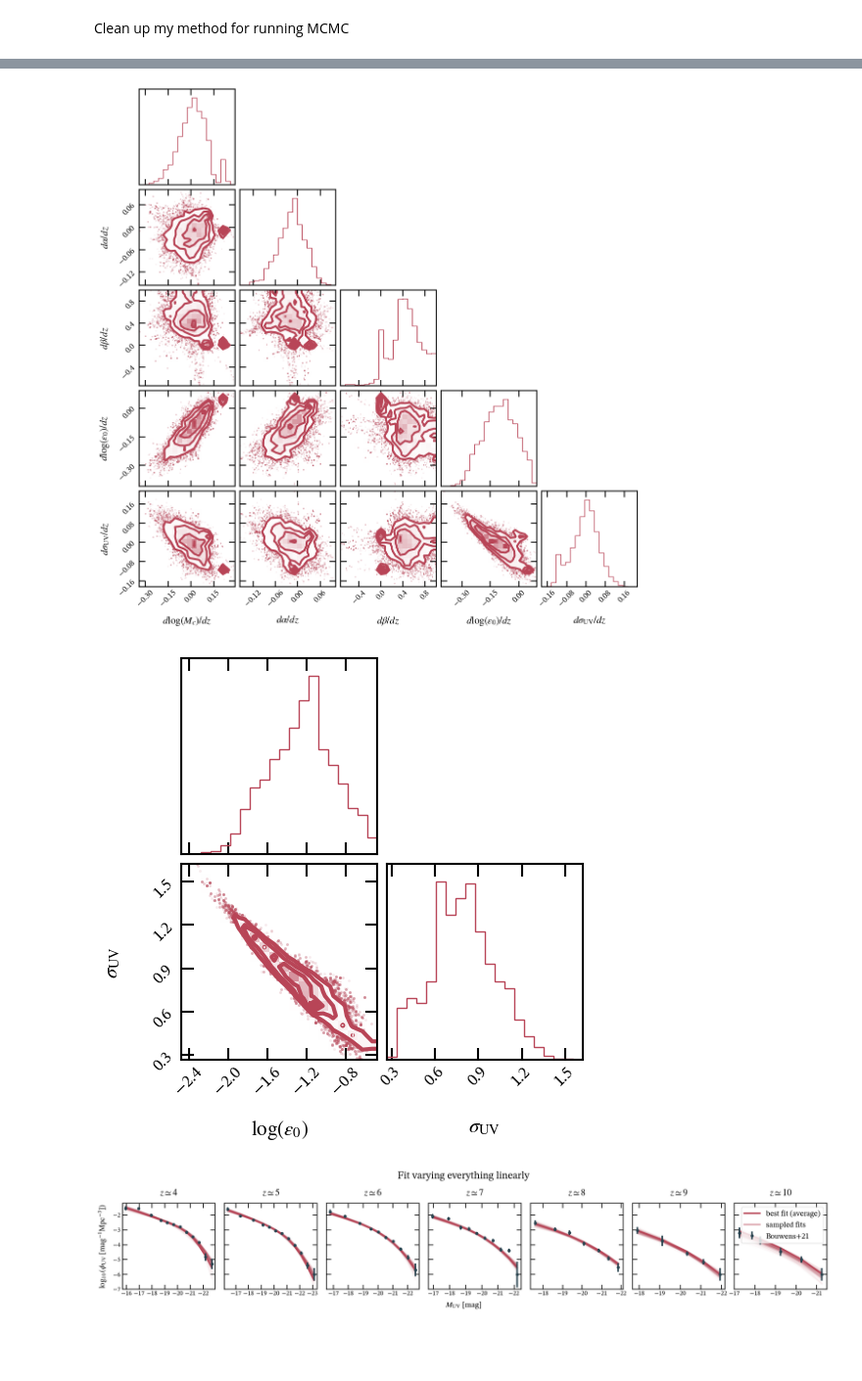
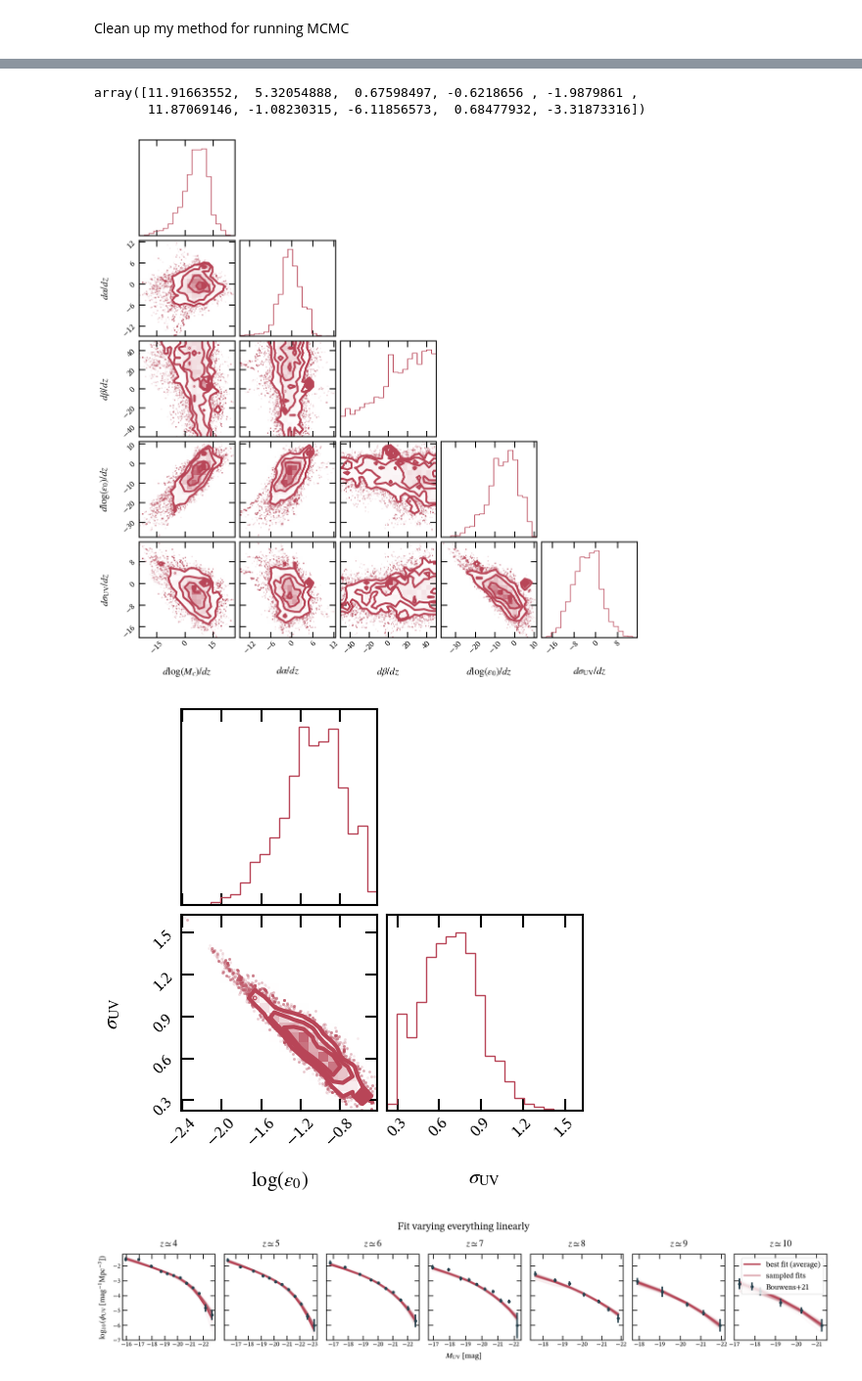
Before and after one commit to ebregou/modeling_stochasticity, a Jupyter notebook: notebooks/MCMC_sigma(z).ipynb, the cells around one changed output, grey strips where cells are left out. Shown at 98% size. Cells and saved outputs as stored; diff of their text form; code cells hidden in the pictures; blank space fills up the shorter version.

```diff
--- a/notebooks/MCMC_sigma(z).ipynb
+++ b/notebooks/MCMC_sigma(z).ipynb
@@ -152,16 +82,10 @@ def compare_fits(fits, piecewise_flags, labels, samples, my_UVLF, data_label = '
 
     return fig
 # %%
-scale = 100
+scale = np.array([1, 100, 1, 100, 1, 100, 1, 100, 1, 100])  # Scale parameters such that we can take steps of the same size for every
+                                                            # parameter
 labels = [r'$\log(M_c)$', r'$d\log(M_c)/dz$', r"$\alpha$", r"$d\alpha/dz$", r"$\beta$",
           r"$d\beta/dz$", r"$\log(\epsilon_0)$", r'$d\log(\epsilon_0)/dz$', r'$\sigma_{\rm{UV}}$', r'$d\sigma_{\rm{UV}}/dz$']
-params1 = [12, .01*scale, 0.6, .01*scale, -0.5, .01*scale,
-           -1, .01*scale, 0.5, .01*scale]
-# lowers = [10, -.5*scale, 0, -.5*scale, -3, -.5*scale,
-#           -4, -.5*scale, 0, -.5*scale]
-lowers = [9, -1*scale, 0, -1*scale, -4, -1*scale,
-          -5, -1*scale, 0, -1*scale]
-#uppers = [15, .5*scale, 3, .5*scale, 0, .5*scale,
-          # 1, .5*scale, 2, .5*scale]
-uppers = [16, 1*scale, 4, 1*scale, 0, 1*scale,
-          1, 1*scale, 3, 1*scale]
+params1 = np.array([12, 0.01, 0.6, 0.01, -0.5, 0.01, -1, 0.01, 0.5, 0.01]) * scale
+lowers = np.array([9, -.5, 0, -.5, -4, -.5, -5, -.5, 0, -.5]) * scale
+uppers = np.array([16, .5, 4, .5, 0, 0.5, 1, .5, 3, .5]) * scale
@@ -172,6 +92,6 @@ importlib.reload(eMCMC)
 # %%
 # Initalize class
-my_UVLF = eMCMC.UVLF(datHST, params1, lowers, uppers, scale=scale, piecewise_eps = False, piecewise_sig = False)
+my_UVLF = eMCMC.UVLF(datHST, params1, lowers, uppers, scale=scale, time_dependence = True)
 # %%
 # Get initial positions for all the walkers by running a short MCMC
 ICs = my_UVLF.generate_ICs()
@@ -184,13 +123,18 @@ samples = my_UVLF.sampler.get_chain(discard = 400, flat=True)
+# %%
+np.average(samples, axis = 0)
+# %% [output]
+array([11.91663552,  5.32054888,  0.67598497, -0.6218656 , -1.9879861 ,
+       11.87069146, -1.08230315, -6.11856573,  0.68477932, -3.31873316])
 # %%
 # Time evolution plot
-corner_plot = Plotter.plot_corner(samples[:,1::2]/scale, labels[1::2]) # [1::2] means start at index 1 & step by 2s-- so, odd numbers
+corner_plot = Plotter.plot_corner(samples[:,1::2], labels[1::2]) # [1::2] means start at index 1 & step by 2s-- so, odd numbers
 # %% [output]
-[figure, old version]
+[figure, new version]
 # %%
 # Plot epsilon & sigma central values
 corner_plot = Plotter.plot_corner(samples[:,[6,8]], [labels[6], labels[8]])
 #corner_plot.savefig('/Users/eb35267/Desktop/figures/ongoing/evolving_UVLF/corner_sig_eps.png', bbox_inches='tight')
 # %% [output]
-[figure, old version]
+[figure, new version]
 # %%
 # Look at the fit over time
```
Also changed, not shown: parts of 5 cells of this notebook, 3 other files.
